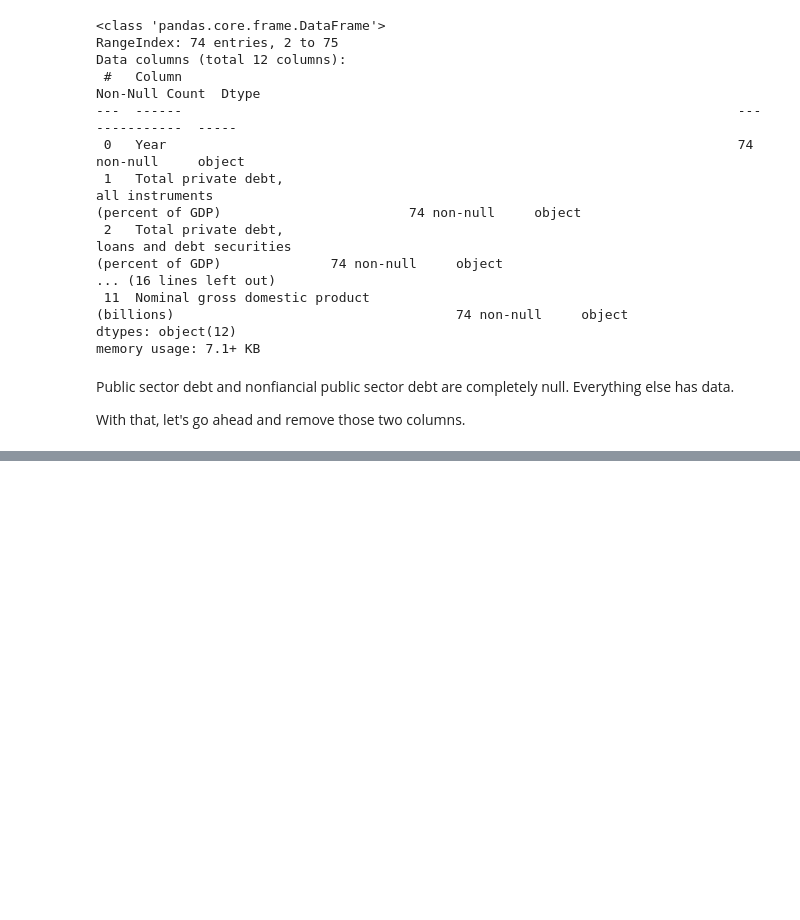
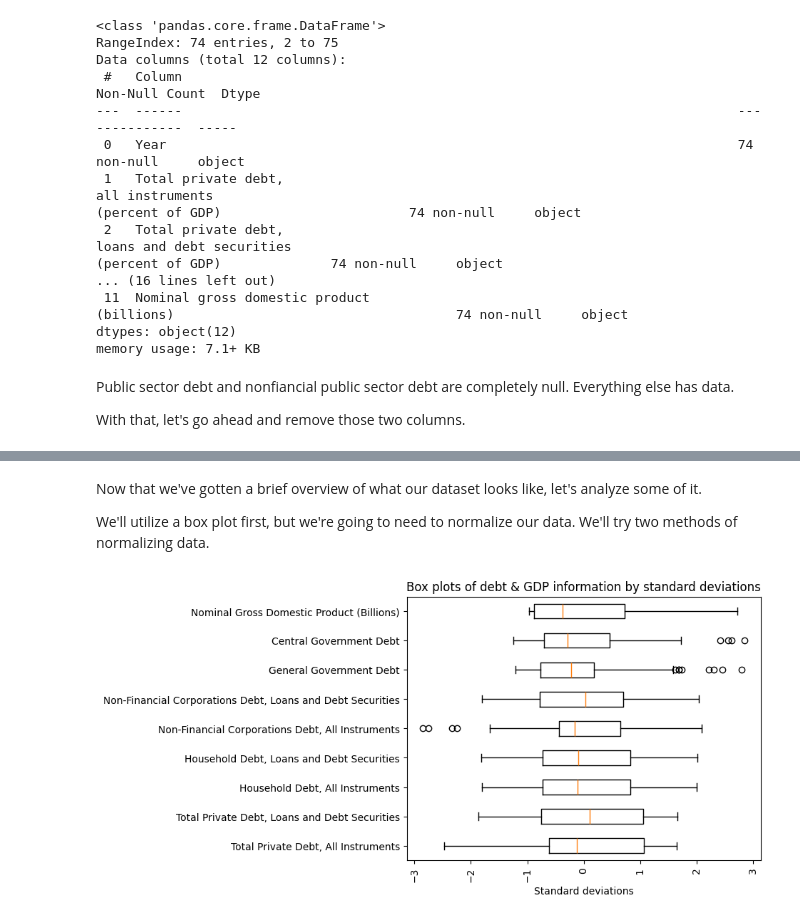
Before and after one commit to kurealnum/dsrp-2025, a Jupyter notebook: DSRP_Global_Debt.ipynb, the cells around one changed output, grey strips where cells are left out. Saved outputs shown, nothing was run; the diff lists cells and outputs as text; code cells hidden in the pictures; blank space fills up the shorter version.

```diff
--- a/DSRP_Global_Debt.ipynb
+++ b/DSRP_Global_Debt.ipynb
@@ -535,0 +574,19 @@ Nothing for now!
+# %% [markdown]
+Now that we've gotten a brief overview of what our dataset looks like, let's analyze some of it.
+
+We'll utilize a box plot first, but we're going to need to normalize our data. We'll try two methods of normalizing data.
+# %%
+from sklearn.preprocessing import StandardScaler
+
+scaler = StandardScaler()
+
+scaled_data = scaler.fit_transform(global_debt_database_df)
+normalized_df = pd.DataFrame(scaled_data, columns=global_debt_database_df.columns).drop("Year", axis=1)
+
+plt.boxplot(normalized_df, tick_labels=normalized_df.columns, orientation="horizontal")
+plt.xticks(rotation=90)
+plt.xlabel("Standard deviations")
+plt.title("Box plots of debt & GDP information by standard deviations")
+plt.show()
+# %% [output]
+[figure, added]
```
Also changed, not shown: parts of 21 cells of this notebook.
